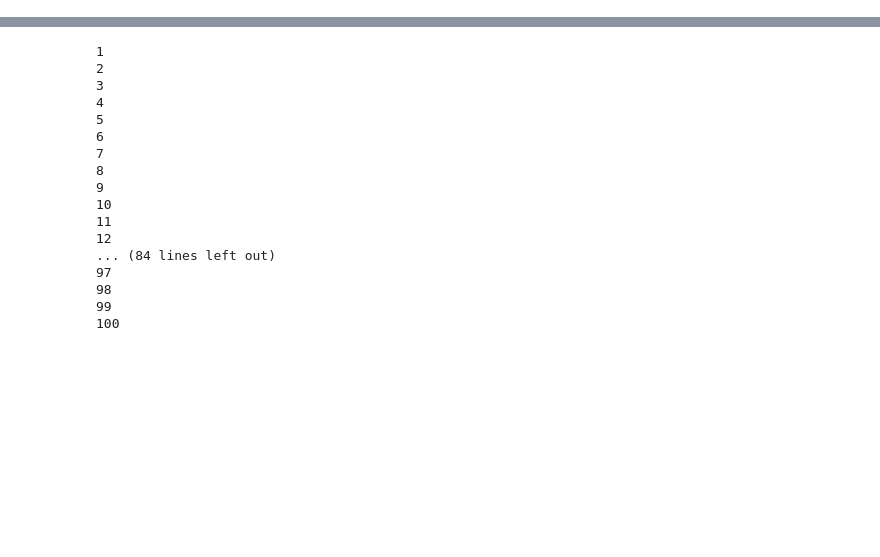
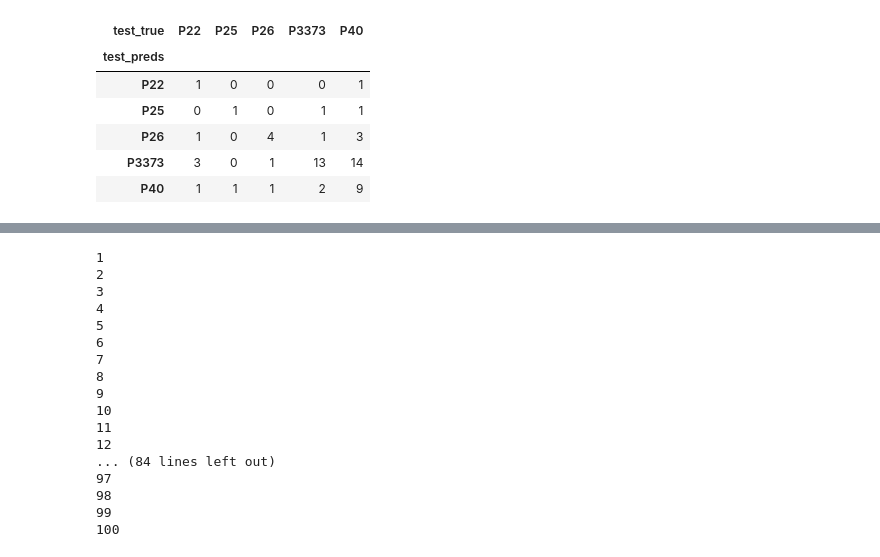
Before and after one commit to richagadgil/genealogy-extraction, a Jupyter notebook: notebooks/04-model-exploration.ipynb, the cells around one changed output, grey strips where cells are left out. Cells and saved outputs as stored; diff of their text form; code cells hidden in the pictures; blank space fills up the shorter version.

```diff
--- a/notebooks/04-model-exploration.ipynb
+++ b/notebooks/04-model-exploration.ipynb
@@ -10,0 +77,10 @@ entity_fts = EntityFeatureRelationModel(num_train=100)
+# %%
+pd.crosstab(preds['test_preds'], preds['test_true'])
+# %% [output]
+| test_true | P22 | P25 | P26 | P3373 | P40 |
+| test_preds |  |  |  |  |  |
+| P22 | 1 | 0 | 0 | 0 | 1 |
+| P25 | 0 | 1 | 0 | 1 | 1 |
+| P26 | 1 | 0 | 4 | 1 | 3 |
+| P3373 | 3 | 0 | 1 | 13 | 14 |
+| P40 | 1 | 1 | 1 | 2 | 9 |
```
Also changed, not shown: parts of 45 cells of this notebook, 4 other files.
